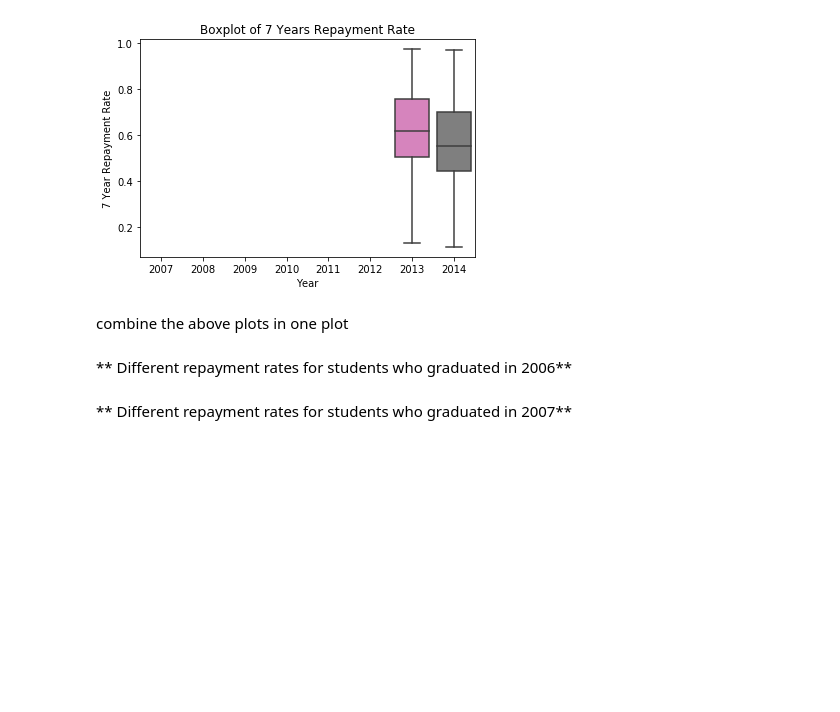
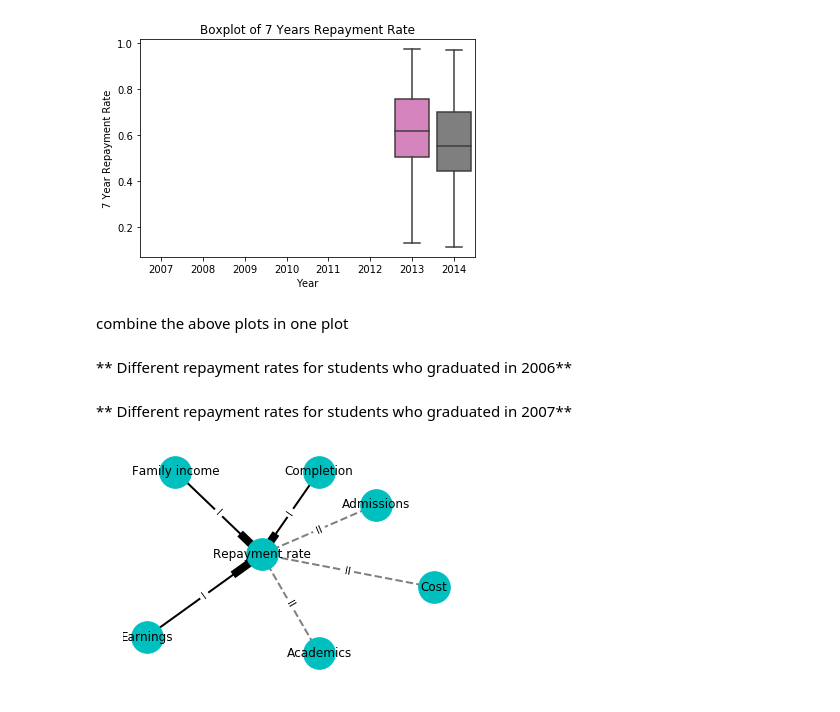
Before and after one commit to UNCG-CSE/Uni-X, a Jupyter notebook: codes/plots for repayment.ipynb, the cells around one changed output. Cells and saved outputs as stored; diff of their text form; code cells hidden in the pictures; blank space fills up the shorter version.

```diff
--- a/codes/plots for repayment.ipynb
+++ b/codes/plots for repayment.ipynb
@@ -151,3 +161,41 @@ data = [trace0, trace1, trace2, trace3]
 layout = go.Layout(yaxis=dict(title='Repayment',zeroline=False),title='Different Years Repayment Rates for Students Who Graduated in 2007 ',boxmode='group')
 fig = go.Figure(data=data, layout=layout)
 py.iplot(fig)
+# %%
+G=nx.DiGraph()
+G.add_node('Repayment rate',pos=(3, 8))
+G.add_node('Completion',  pos=(4, 13))
+G.add_node('Family income',  pos=(1.5, 13))
+G.add_node('Earnings',  pos=(1,3))
+G.add_node('Academics',  pos=(4, 2))
+G.add_node('Admissions',  pos=(5, 11))
+G.add_node('Cost',  pos=(6, 6))
+G.add_edge('Family income','Repayment rate',weight=1,label='I')
+G.add_edge('Completion','Repayment rate',weight=1,label='I')
+G.add_edge('Earnings','Repayment rate',weight=1,label='I')
+G.add_edge('Academics','Repayment rate',weight=0,label='II')
+G.add_edge('Admissions','Repayment rate',weight=0,label='II')
+G.add_edge('Cost','Repayment rate',weight=0,label='II')
+
+elarge=[(u,v) for (u,v,d) in G.edges(data=True) if d['weight'] >0.5] # solid edge
+esmall=[(u,v) for (u,v,d) in G.edges(data=True) if d['weight'] <=0.5]
+
+pos=nx.get_node_attributes(G,'pos')
+nx.draw_networkx_nodes(G,pos, node_size=1000, node_color='c')
+
+# Draw edges
+nx.draw_networkx_edges(G,pos,edgelist=elarge, width=2, edge_color='black')
+nx.draw_networkx_edges(G,pos,edgelist=esmall, arrows=False, width=2,
+                       alpha=0.5,edge_color='black',style='dashed')
+
+nx.draw_networkx_labels(G,pos,font_size=12,font_family='sans-serif')
+
+edge_labels =dict([((u, v), d['label'])
+                   for u, v, d in G.edges(data=True)])
+
+nx.draw_networkx_edge_labels(G, pos, edge_labels=edge_labels)
+pylab.axis('off')
+plt.savefig("relationship.png", format='png')
+plt.show()
+# %% [output]
+[figure, added]
```
Also changed, not shown: parts of 3 cells of this notebook, 3 other files.
